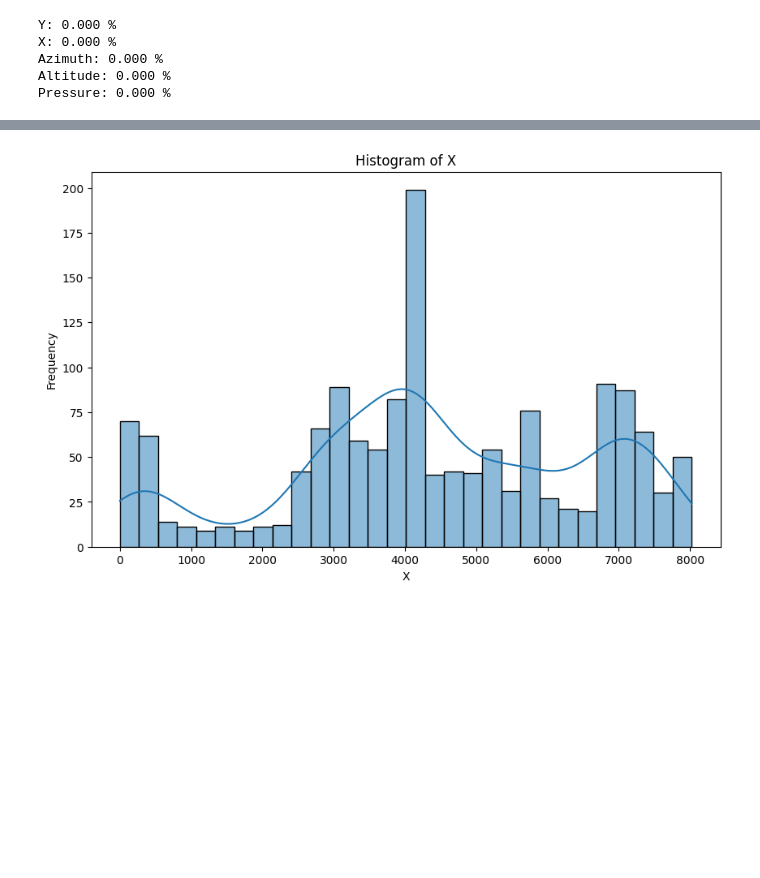
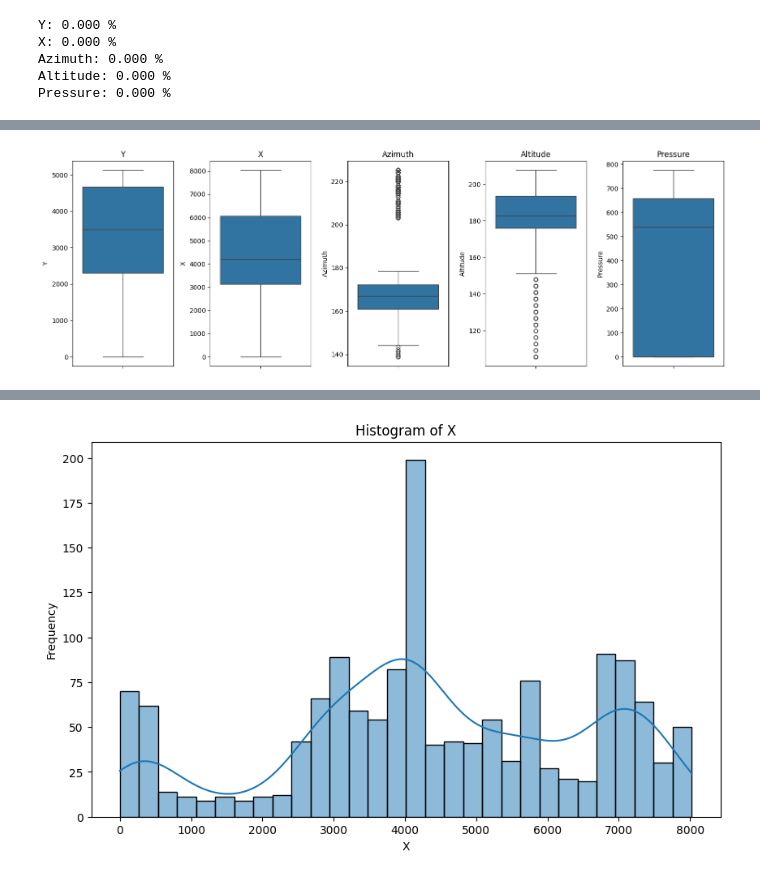
Before and after one commit to isak792/watermarking, a Jupyter notebook: notebooks/Avance1.5Equipo.ipynb, the cells around one changed output, grey strips where cells are left out. Saved outputs shown, nothing was run; the diff lists cells and outputs as text; code cells hidden in the pictures; blank space fills up the shorter version.

```diff
--- a/notebooks/Avance1.5Equipo.ipynb
+++ b/notebooks/Avance1.5Equipo.ipynb
@@ -124,0 +142,4 @@ Estadisticas
+# %%
+ph_df.plot_boxplot2()
+# %% [output]
+[figure, added]
```
Also changed, not shown: parts of 12 cells of this notebook, 2 other files.
